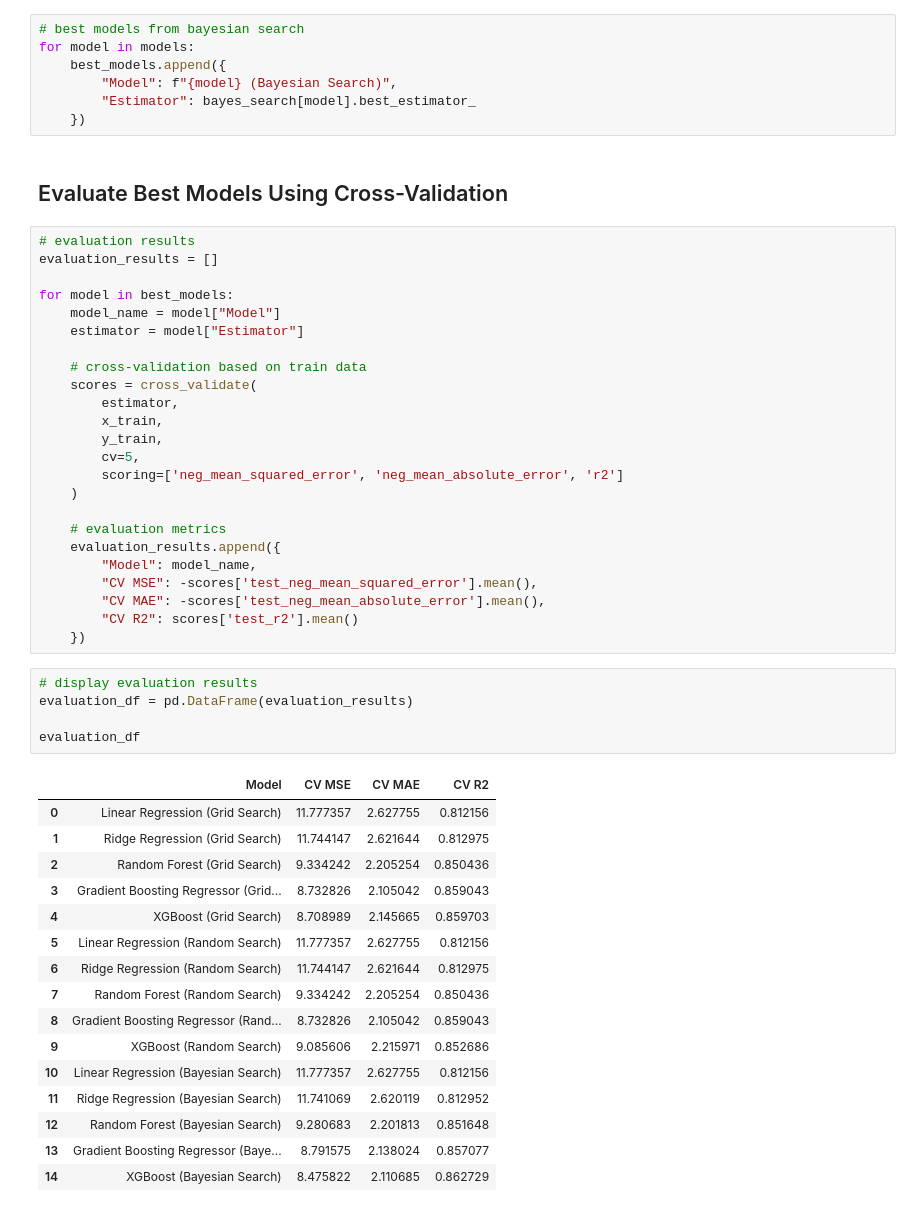
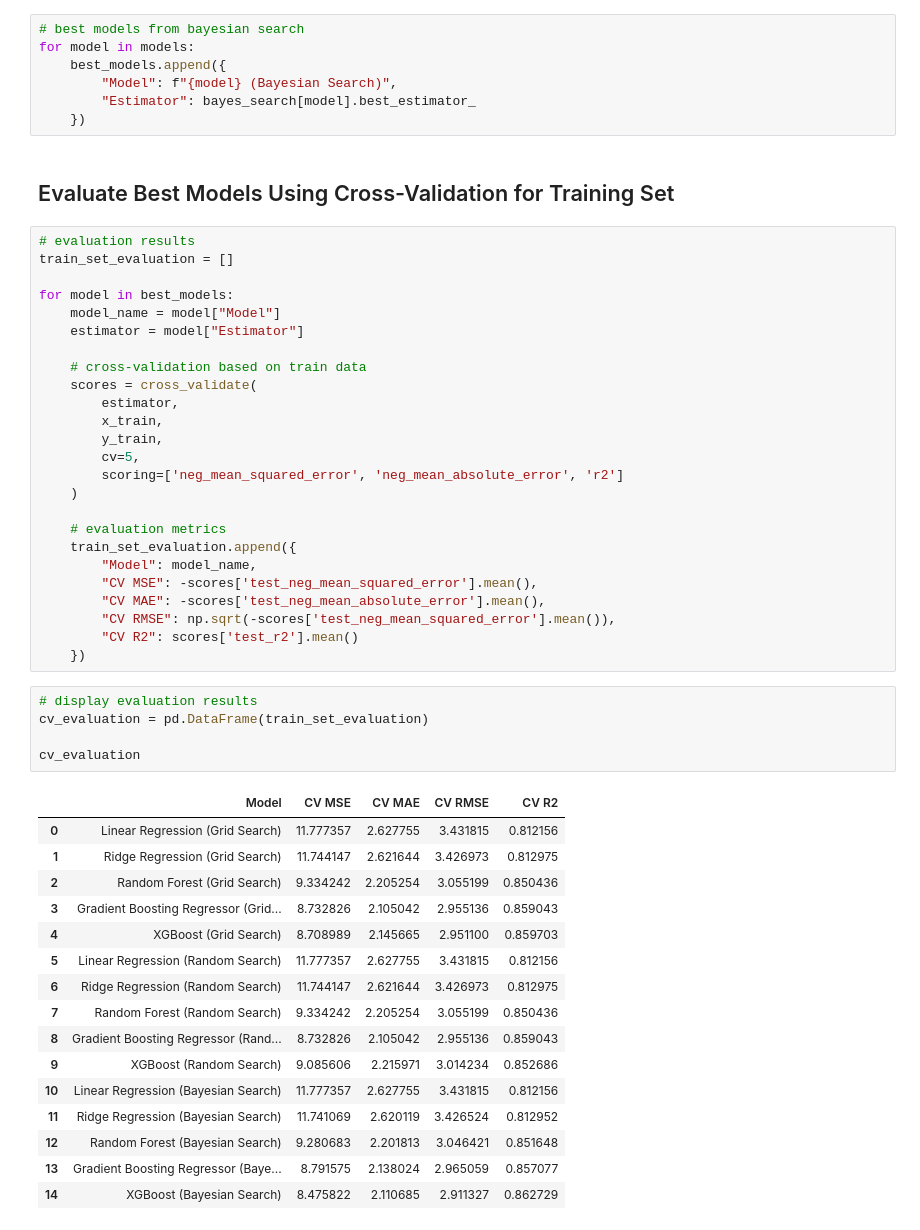
Before and after one commit to tshihab07/MPG-Forecasting-Model, a Jupyter notebook: advanceModeling.ipynb, the cells around one changed output. Drawn from its saved outputs; the diff is of its cells as text.

```diff
--- a/advanceModeling.ipynb
+++ b/advanceModeling.ipynb
@@ -250,10 +250,10 @@ for model in models:
         "Estimator": bayes_search[model].best_estimator_
     })
 # %% [markdown]
-## Evaluate Best Models Using Cross-Validation
+## Evaluate Best Models Using Cross-Validation for Training Set
 # %%
 # evaluation results
-evaluation_results = []
+train_set_evaluation = []
 
 for model in best_models:
     model_name = model["Model"]
@@ -269,31 +269,32 @@ for model in best_models:
     )
 
     # evaluation metrics
-    evaluation_results.append({
+    train_set_evaluation.append({
         "Model": model_name,
         "CV MSE": -scores['test_neg_mean_squared_error'].mean(),
         "CV MAE": -scores['test_neg_mean_absolute_error'].mean(),
+        "CV RMSE": np.sqrt(-scores['test_neg_mean_squared_error'].mean()),
         "CV R2": scores['test_r2'].mean()
     })
 # %%
 # display evaluation results
-evaluation_df = pd.DataFrame(evaluation_results)
+cv_evaluation = pd.DataFrame(train_set_evaluation)
 
-evaluation_df
+cv_evaluation
 # %% [output]
-|  | Model | CV MSE | CV MAE | CV R2 |
-| 0 | Linear Regression (Grid Search) | 11.777357 | 2.627755 | 0.812156 |
-| 1 | Ridge Regression (Grid Search) | 11.744147 | 2.621644 | 0.812975 |
-| 2 | Random Forest (Grid Search) | 9.334242 | 2.205254 | 0.850436 |
-| 3 | Gradient Boosting Regressor (Grid... | 8.732826 | 2.105042 | 0.859043 |
-| 4 | XGBoost (Grid Search) | 8.708989 | 2.145665 | 0.859703 |
-| 5 | Linear Regression (Random Search) | 11.777357 | 2.627755 | 0.812156 |
-| 6 | Ridge Regression (Random Search) | 11.744147 | 2.621644 | 0.812975 |
-| 7 | Random Forest (Random Search) | 9.334242 | 2.205254 | 0.850436 |
-| 8 | Gradient Boosting Regressor (Rand... | 8.732826 | 2.105042 | 0.859043 |
-| 9 | XGBoost (Random Search) | 9.085606 | 2.215971 | 0.852686 |
-| 10 | Linear Regression (Bayesian Search) | 11.777357 | 2.627755 | 0.812156 |
-| 11 | Ridge Regression (Bayesian Search) | 11.741069 | 2.620119 | 0.812952 |
-| 12 | Random Forest (Bayesian Search) | 9.280683 | 2.201813 | 0.851648 |
-| 13 | Gradient Boosting Regressor (Baye... | 8.791575 | 2.138024 | 0.857077 |
-| 14 | XGBoost (Bayesian Search) | 8.475822 | 2.110685 | 0.862729 |
+|  | Model | CV MSE | CV MAE | CV RMSE | CV R2 |
+| 0 | Linear Regression (Grid Search) | 11.777357 | 2.627755 | 3.431815 | 0.812156 |
+| 1 | Ridge Regression (Grid Search) | 11.744147 | 2.621644 | 3.426973 | 0.812975 |
+| 2 | Random Forest (Grid Search) | 9.334242 | 2.205254 | 3.055199 | 0.850436 |
+| 3 | Gradient Boosting Regressor (Grid... | 8.732826 | 2.105042 | 2.955136 | 0.859043 |
+| 4 | XGBoost (Grid Search) | 8.708989 | 2.145665 | 2.951100 | 0.859703 |
+| 5 | Linear Regression (Random Search) | 11.777357 | 2.627755 | 3.431815 | 0.812156 |
+| 6 | Ridge Regression (Random Search) | 11.744147 | 2.621644 | 3.426973 | 0.812975 |
+| 7 | Random Forest (Random Search) | 9.334242 | 2.205254 | 3.055199 | 0.850436 |
+| 8 | Gradient Boosting Regressor (Rand... | 8.732826 | 2.105042 | 2.955136 | 0.859043 |
+| 9 | XGBoost (Random Search) | 9.085606 | 2.215971 | 3.014234 | 0.852686 |
+| 10 | Linear Regression (Bayesian Search) | 11.777357 | 2.627755 | 3.431815 | 0.812156 |
+| 11 | Ridge Regression (Bayesian Search) | 11.741069 | 2.620119 | 3.426524 | 0.812952 |
+| 12 | Random Forest (Bayesian Search) | 9.280683 | 2.201813 | 3.046421 | 0.851648 |
+| 13 | Gradient Boosting Regressor (Baye... | 8.791575 | 2.138024 | 2.965059 | 0.857077 |
+| 14 | XGBoost (Bayesian Search) | 8.475822 | 2.110685 | 2.911327 | 0.862729 |
```
Also changed, not shown: parts of 5 cells of this notebook.
